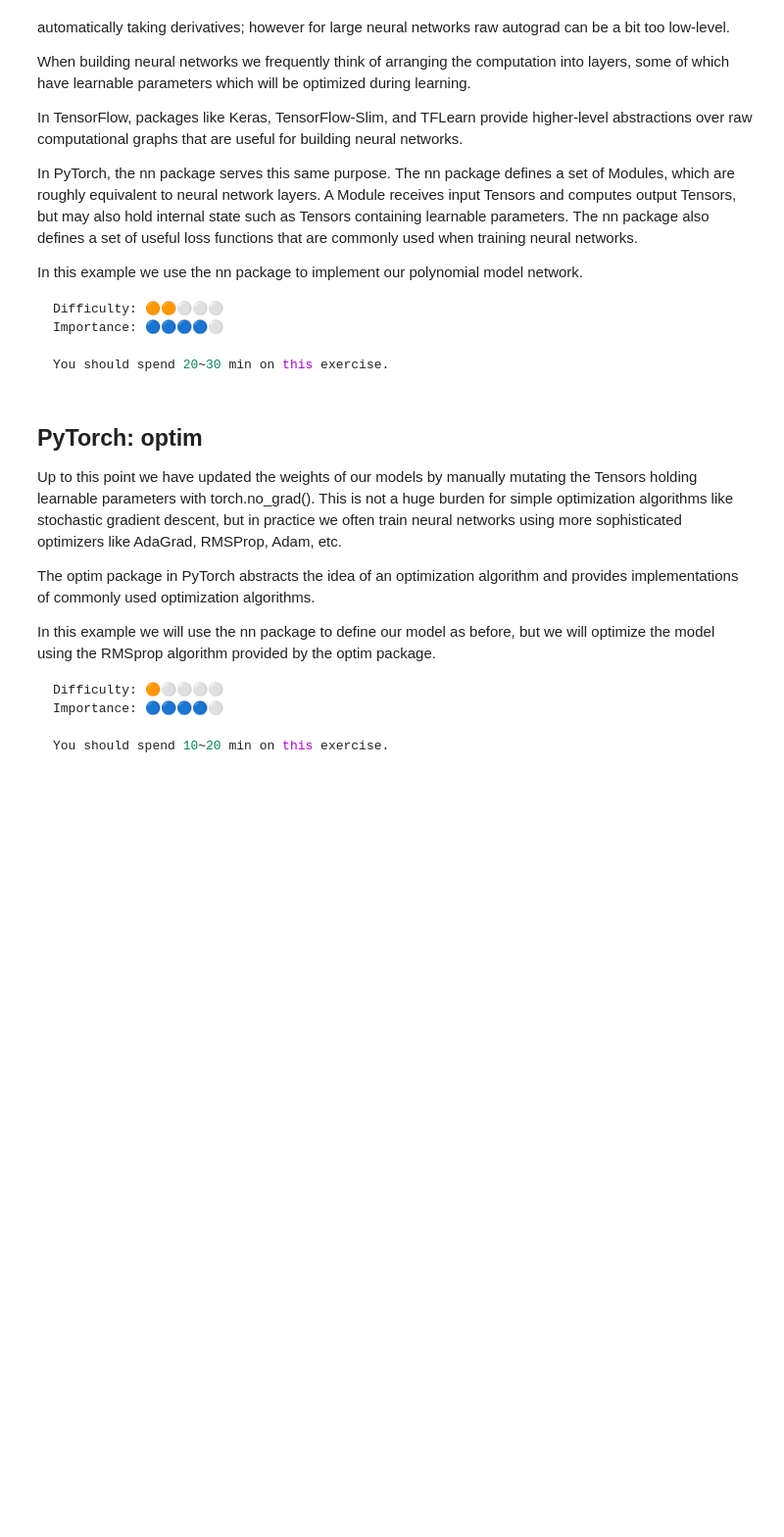
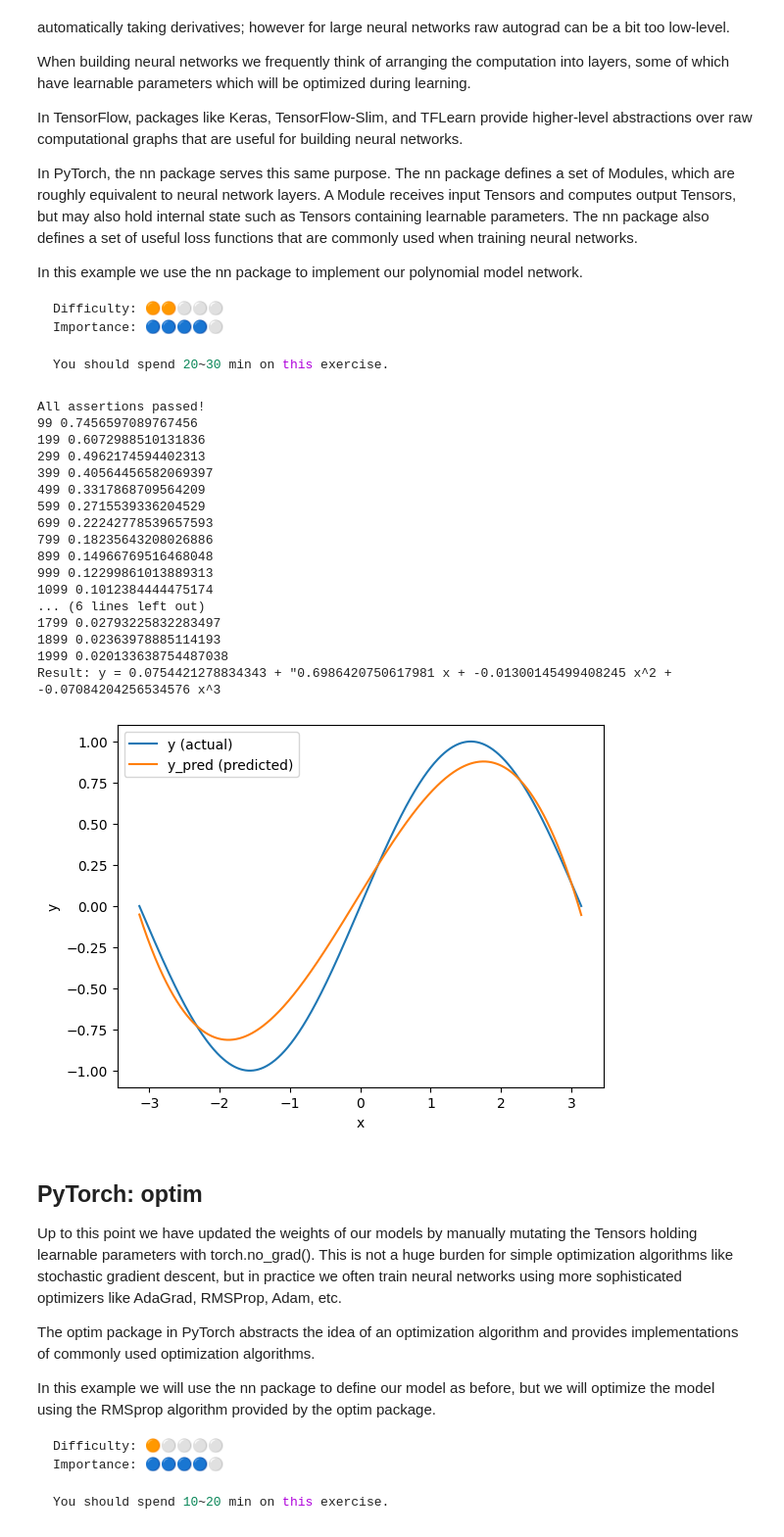
Before and after one commit to lwen2027/ml4good_gcolab, a Jupyter notebook: workshops/pytorch_tuto/pytorch_tuto.ipynb, the cells around one changed output. Shown at 98% size. Cells and saved outputs as stored; diff of their text form; code cells hidden in the pictures; blank space fills up the shorter version.

```diff
--- a/workshops/pytorch_tuto/pytorch_tuto.ipynb
+++ b/workshops/pytorch_tuto/pytorch_tuto.ipynb
@@ -363,12 +383,12 @@ powers_of_x = x.unsqueeze(-1).pow(powers)
 
 # First part of the exercise: complete the shapes of the tensors above.
 assert x.shape == (1000,)
-assert x.unsqueeze(-1).shape == ...
-assert powers.shape == ...
+assert x.unsqueeze(-1).shape == (1000, 1)
+assert powers.shape == (3,)
 # For the last case, broadcasting semantics will apply to obtain a tensor
 # Broadasting rules (if needed): https://numpy.org/doc/stable/user/basics.broadcasting.html
 # Make sure you understand this one enough to explain it to someone else (do it!).
-assert powers_of_x.shape == ...
+assert powers_of_x.shape == (1000, 3)
 print("All assertions passed!")
 
 
@@ -408,34 +428,53 @@ for t in range(epochs):
     # values of y, and the loss function returns a Tensor containing the
     # loss.
     loss = loss_fn(predicted_y, true_y)
     if t % 100 == 99:
         print(t, loss.item())
 
     # Zero the gradients before running the backward pass.
     model.zero_grad()
 
     # Backward pass: compute gradient of the loss with respect to all the learnable
     # parameters of the model. Internally, the parameters of each Module are stored
     # in Tensors with requires_grad=True, so this call will compute gradients for
     # all learnable parameters in the model.
     loss.backward()
 
     # Update the weights using gradient descent. Each parameter is a Tensor, so
     # we can access its gradients like we did before.
     with torch.no_grad():
         for param in model.parameters():
-            param -= ...
+            param -=  learning_rate * param.grad
 
 # You can access the first layer of `model` like accessing the first item of a list
 linear_layer = model[0]
 
 # For linear layer, its parameters are stored as `weight` and `bias`.
 print(
     f'Result: y = {linear_layer.bias.item()} + "{linear_layer.weight[:, 0].item()} x + {linear_layer.weight[:, 1].item()} x^2 + {linear_layer.weight[:, 2].item()} x^3'
 )
 
 # Check with the plot!
 plot(predicted_y.detach(), true_y, x)
+# %% [output]
+All assertions passed!
+99 0.7456597089767456
+199 0.6072988510131836
+299 0.4962174594402313
+399 0.40564456582069397
+499 0.3317868709564209
+599 0.2715539336204529
+699 0.22242778539657593
+799 0.18235643208026886
+899 0.14966769516468048
+999 0.12299861013889313
+1099 0.1012384444475174
+... (6 lines left out)
+1799 0.02793225832283497
+1899 0.02363978885114193
+1999 0.020133638754487038
+Result: y = 0.0754421278834343 + "0.6986420750617981 x + -0.01300145499408245 x^2 + -0.07084204256534576 x^3
+[figure, added]
 # %% [markdown]
 ## PyTorch: optim
 Up to this point we have updated the weights of our models by manually mutating the Tensors holding learnable parameters with torch.no_grad(). This is not a huge burden for simple optimization algorithms like stochastic gradient descent, but in practice we often train neural networks using more sophisticated optimizers like AdaGrad, RMSProp, Adam, etc.
```
Also changed, not shown: parts of 5 cells of this notebook.
